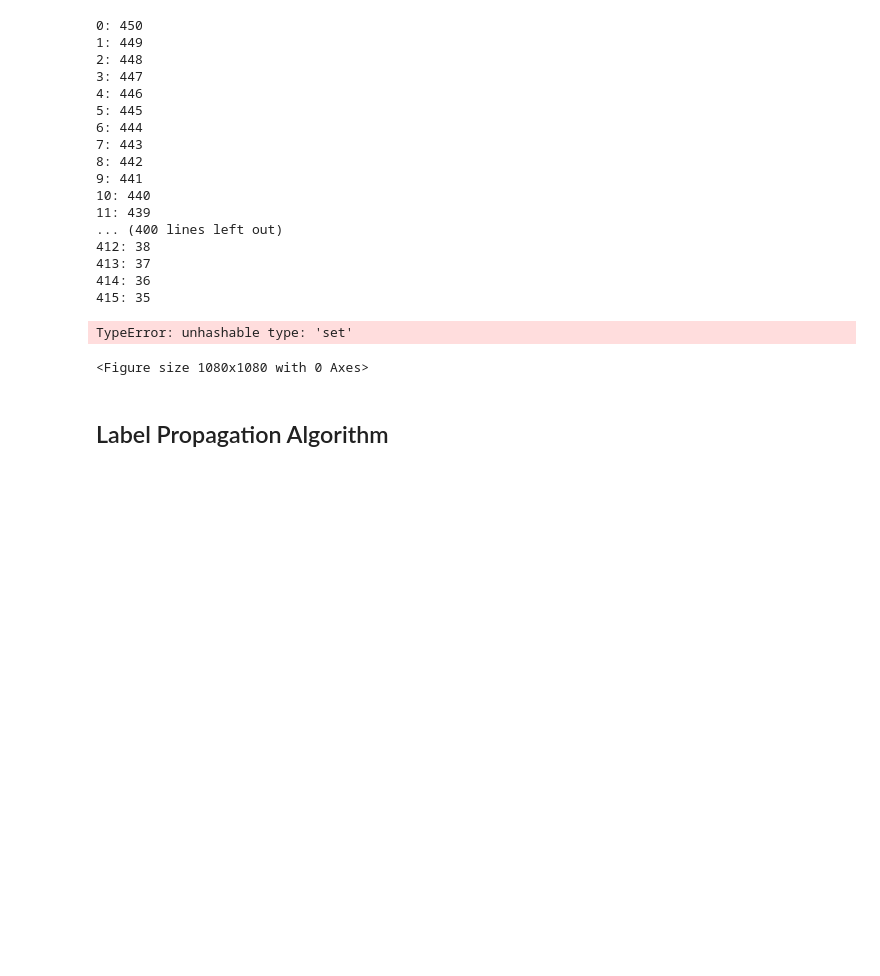
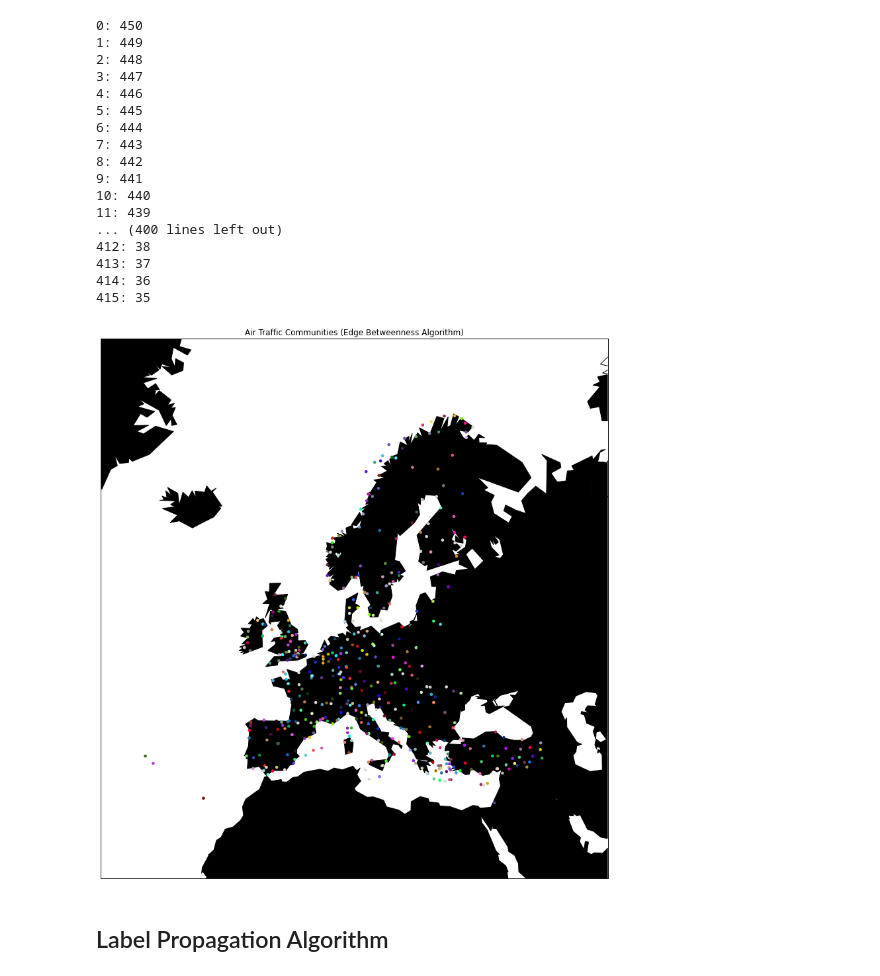
Before and after one commit to Evergarden0101/Airline-Network, a Jupyter notebook: community_detection.ipynb, the cells around one changed output. Drawn from its saved outputs; the diff is of its cells as text; code cells hidden in the pictures; blank space fills up the shorter version.

Commit message:
community done

```diff
--- a/community_detection.ipynb
+++ b/community_detection.ipynb
@@ -282,32 +282,31 @@ for i,c in enumerate(communities_eb):
 # %%
 plt.figure(figsize=(15, 15))
 map = Basemap(projection='merc', resolution='c',
               llcrnrlat=20, urcrnrlat=75,
               llcrnrlon=-35, urcrnrlon=55,)
 
 pos = {}
 for n in G.nodes():
     x,y = map(G.nodes[n]['nodeLong'], G.nodes[n]['nodeLat'])
     pos[n] = (x,y)
 
 # add community attribute
 for set_idx, frozenset in enumerate(communities_eb):
     for node_idx in frozenset:
-        G_Ud.nodes[node_idx]['community'] = set_idx
+        G.nodes[list(node_idx)[0]]['community'] = int(set_idx)
 # color mapping
 color_map = [random_color(G.nodes[v]['community'], memory) for v in G.nodes]
 # draw map
 map.drawcoastlines()
 map.fillcontinents(color='black',lake_color='white')
 map.drawmapboundary(fill_color='white')
 nx.draw_networkx(G, pos=pos, node_size=50, edge_color='r', node_color=color_map,
                  arrows=False, with_labels=False, alpha=1, width=00, node_shape='.')
 plt.title('Air Traffic Communities (Edge Betweenness Algorithm)')
 plt.savefig('geo_eba.pdf')
 plt.show()
 # %% [output]
-TypeError: unhashable type: 'set'
-<Figure size 1080x1080 with 0 Axes>
+[figure, added]
 # %% [markdown]
 ## Label Propagation Algorithm
 # %% [markdown]
```
Also changed, not shown: parts of 12 cells of this notebook, 5 other files.
